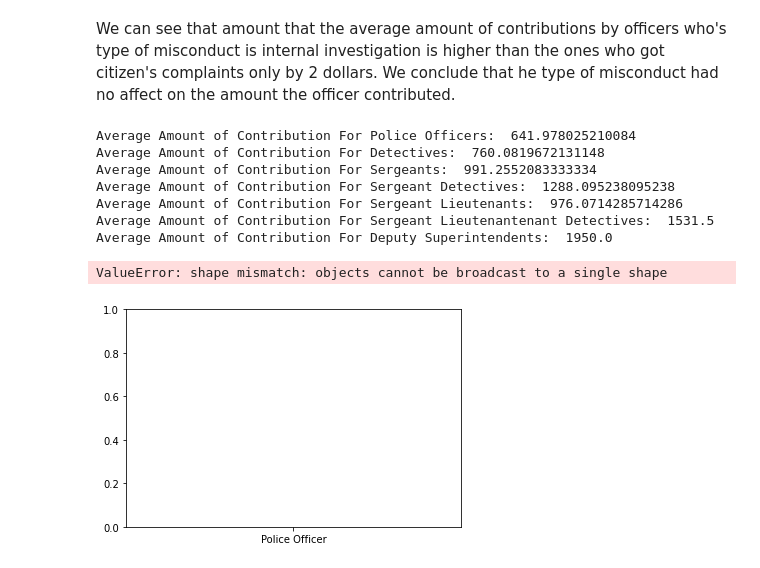
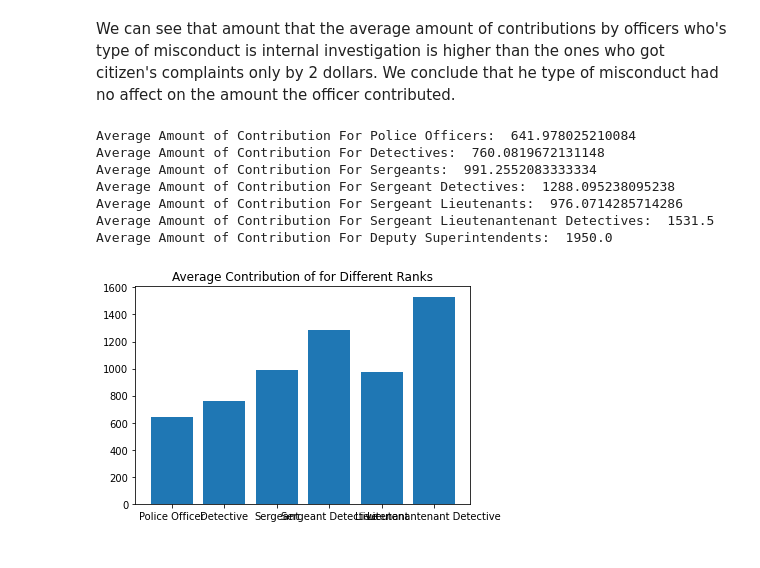
Before and after one commit to BU-Spark/CS506Spring2021Repository, a Jupyter notebook: PoliceConductProject/deliverable4/visualizations.ipynb, the cells around one changed output. Drawn from its saved outputs; the diff is of its cells as text; code cells hidden in the pictures.

Commit message:
fixed graph

```diff
--- a/PoliceConductProject/deliverable4/visualizations.ipynb
+++ b/PoliceConductProject/deliverable4/visualizations.ipynb
@@ -215,34 +215,38 @@ for i in df.Rank:
             deputy_duperintendent.append(amount)
 
 avg_police = np.mean(police)
 avg_detective = np.mean(detective)
 avg_sergeant = np.mean(sergeant)
 avg_sergeant_detective = np.mean(sergeant_detective)
 avg_lieutenant = np.mean(lieutenant)
 avg_lieutenantenant_detective = np.mean(lieutenantenant_detective)
+avg_captain = np.mean(captain)
 avg_deputy_duperintendent = np.mean(deputy_duperintendent)
 
 print("Average Amount of Contribution For Police Officers: ", avg_police)
 print("Average Amount of Contribution For Detectives: ", avg_detective)
 print("Average Amount of Contribution For Sergeants: ", avg_sergeant)
 print("Average Amount of Contribution For Sergeant Detectives: ", avg_sergeant_detective)
 print("Average Amount of Contribution For Sergeant Lieutenants: ", avg_lieutenant)
 print("Average Amount of Contribution For Sergeant Lieutenantenant Detectives: ", avg_lieutenantenant_detective)
+print("Average Amount of Contribution For Sergeant captain: ", avg_captain)
 print("Average Amount of Contribution For Deputy Superintendents: ", avg_deputy_duperintendent)
 
 fig = plt.figure()
-rank = ['Police Officer', 'Detective', 'Sergeant', 'Sergeant Detective','Lieutenant','Lieutenantenant Detective', 'Captain', 'Deputy Superintendent']
-amount = [avg_police, avg_detective, avg_sergeant, avg_sergeant_detective, avg_lieutenant, avg_lieutenantenant_detective, avg_deputy_duperintendent]
+rank = ['Police Officer', 'Detective', 'Sergeant', 'Sergeant Detective','Lieutenant', 'Lieutenantenant Detective']
+# rank = ['Police Officer', 'Detective', 'Sergeant', 'Sergeant Detective', 'Lieutenantenant Detective', 'Captain', 'Deputy Superintendent']
+# amount = [avg_police, avg_detective, avg_sergeant, avg_sergeant_detective, avg_lieutenant, avg_lieutenantenant_detective, avg_deputy_duperintendent]
+amount = [avg_police, avg_detective, avg_sergeant, avg_sergeant_detective,avg_lieutenant, avg_lieutenantenant_detective]
+
 plt.bar(rank, amount)
 plt.title("Average Contribution of for Different Ranks")
 plt.show()
 # %% [output]
 Average Amount of Contribution For Police Officers:  641.978025210084
 Average Amount of Contribution For Detectives:  760.0819672131148
 Average Amount of Contribution For Sergeants:  991.2552083333334
 Average Amount of Contribution For Sergeant Detectives:  1288.095238095238
 Average Amount of Contribution For Sergeant Lieutenants:  976.0714285714286
 Average Amount of Contribution For Sergeant Lieutenantenant Detectives:  1531.5
 Average Amount of Contribution For Deputy Superintendents:  1950.0
-ValueError: shape mismatch: objects cannot be broadcast to a single shape
-[figure, old version]
+[figure, new version]
```
Also changed, not shown: 2 other files.
